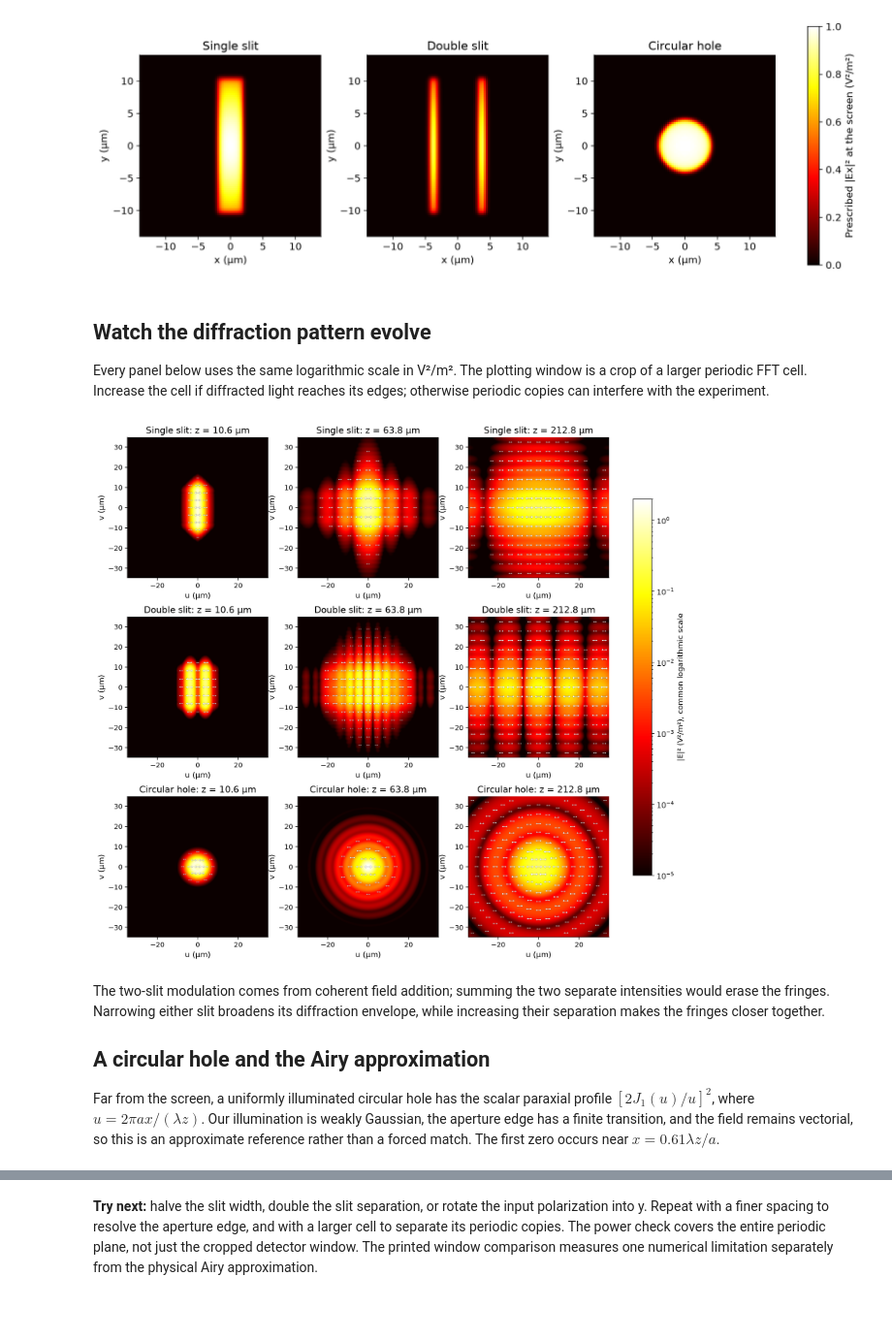
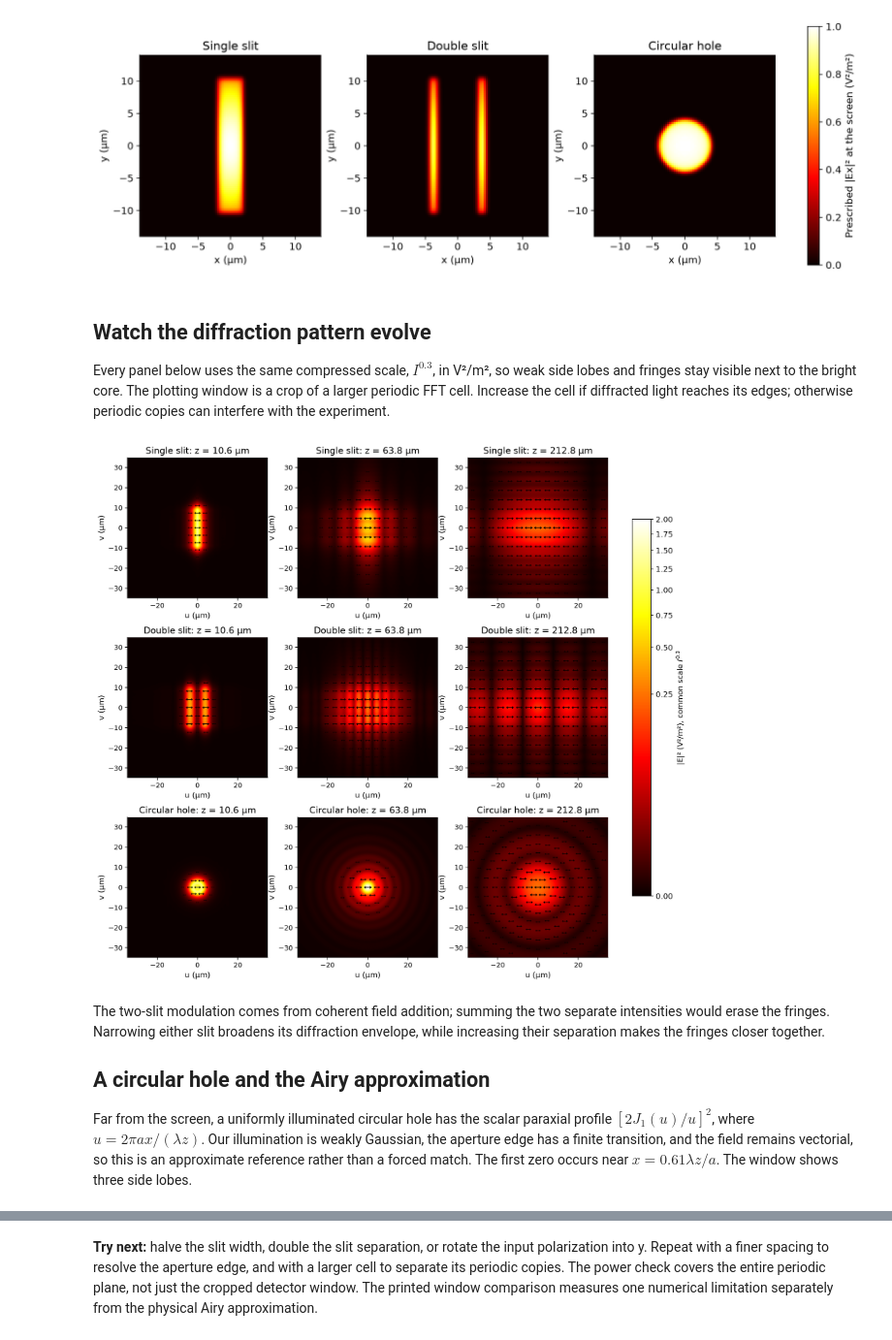
Before and after one commit to blancusjh/vecdiff, a Jupyter notebook: general/notebooks/02_diffraction_by_apertures.ipynb, the cells around one changed output, grey strips where cells are left out. Shown at 97% size. Saved outputs shown, nothing was run; the diff lists cells and outputs as text; code cells hidden in the pictures; blank space fills up the shorter version.

```diff
--- a/general/notebooks/02_diffraction_by_apertures.ipynb
+++ b/general/notebooks/02_diffraction_by_apertures.ipynb
@@ -46,10 +46,10 @@ def observation_window(field, radius):
         grid, field.electric.wavelength0, field.electric.values[window_v][:, window_u]
     )
 # %%
-from matplotlib.colors import LogNorm
+from matplotlib.colors import PowerNorm
 from scipy.special import j1
 
-count = 768
+count = 1536
 spacing = 0.6 * wavelength
 axis = (np.arange(count) - count // 2) * spacing
 grid = optics.CartesianGrid(axis, axis)
@@ -112,11 +112,20 @@ plt.show()
 # %% [markdown]
 ## Watch the diffraction pattern evolve
 
-Every panel below uses the same logarithmic scale in V²/m². The plotting window
+Every panel below uses the same compressed scale, $I^{0.3}$, in V²/m², so weak
+side lobes and fringes stay visible next to the bright core. The plotting window
 is a crop of a larger periodic FFT cell. Increase the cell if diffracted light
 reaches its edges; otherwise periodic copies can interfere with the experiment.
 # %%
 distances = np.array([20, 120, 400]) * wavelength
+
+# One compressed intensity scale for all nine panels, up to the brightest one.
+peak = max(
+    spectrum.propagate(distance).electric.norm2().max()
+    for spectrum in spectra.values()
+    for distance in distances
+)
+scale = PowerNorm(0.3, vmin=0, vmax=peak)
 fig, axes = plt.subplots(3, 3, figsize=(12, 11), layout="constrained")
 
 for row, (name, spectrum) in enumerate(spectra.items()):
@@ -126,38 +135,37 @@ for row, (name, spectrum) in enumerate(spectra.items()):
         field = spectrum.propagate(distance)
         image = axes[row, column].pcolormesh(
             axis / um,
             axis / um,
             field.electric.norm2(),
             cmap="hot",
-            norm=LogNorm(vmin=1e-5, vmax=2),
+            norm=scale,
             shading="gouraud",
         )
         axes[row, column].set(
             xlabel="x (µm)",
             ylabel="y (µm)",
             aspect="equal",
             xlim=(-35, 35),
             ylim=(-35, 35),
             title=f"{name}: z = {distance / um:.1f} µm",
         )
         plot_polarization(
             observation_window(field, 35 * um),
             axis=axes[row, column],
             background=False,
             colorbar=False,
             legend=False,
             crop=False,
+            glyph_color="black",
             distribution="polar" if name == "Circular hole" else "cartesian",
             title=f"{name}: z = {distance / um:.1f} µm",
         )
         assert_allclose(field.power(), input_power, rtol=2e-12)
 
-fig.colorbar(
-    image, ax=axes, label="|E|² (V²/m²), common logarithmic scale", shrink=0.75
-)
+fig.colorbar(image, ax=axes, label="|E|² (V²/m²), common scale $I^{0.3}$", shrink=0.75)
 plt.show()
 # %% [output]
-[figure, old version]
+[figure, new version]
 # %% [markdown]
 The two-slit modulation comes from coherent field addition; summing the two
 separate intensities would erase the fringes. Narrowing either slit broadens
@@ -171,7 +179,7 @@ paraxial profile $[2J_1(u)/u]^2$, where $u=2\pi a x/(\lambda z)$.
 Our illumination is weakly Gaussian, the aperture edge has a finite transition,
 and the field remains vectorial, so this is
 an approximate reference rather than a forced match. The first zero occurs
-near $x=0.61\lambda z/a$.
+near $x=0.61\lambda z/a$. The window shows three side lobes.
 # %%
 distance = 700 * wavelength
 field = spectra["Circular hole"].propagate(distance)
```
Also changed, not shown: parts of 1 cell of this notebook, 9 other files.
